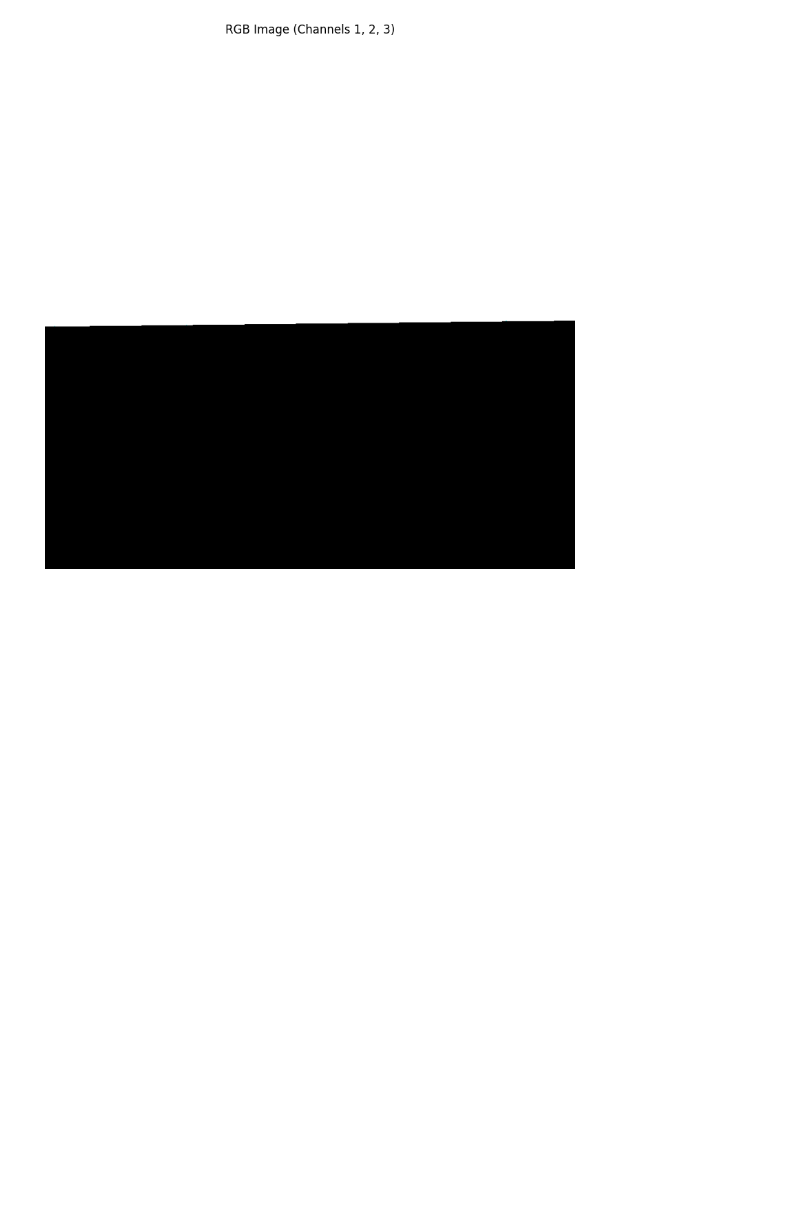
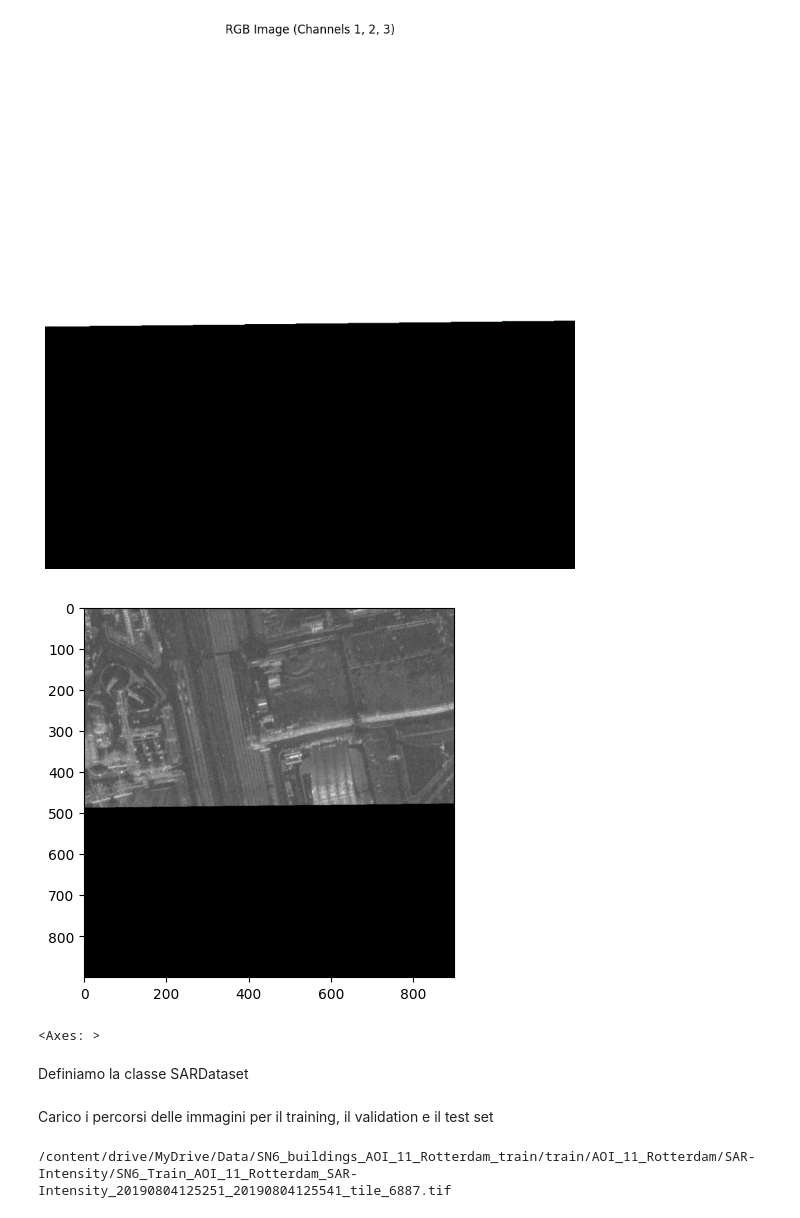
Before and after one commit to ccsed/ProgettoLabAI, a Jupyter notebook: File1.ipynb, the cells around one changed output. Cells and saved outputs as stored; diff of their text form; code cells hidden in the pictures; blank space fills up the shorter version.

```diff
--- a/File1.ipynb
+++ b/File1.ipynb
@@ -101,3 +104,39 @@ Image shape: (4, 900, 900)
 [figure]
 WARNING:matplotlib.image:Clipping input data to the valid range for imshow with RGB data ([0..1] for floats or [0..255] for integers).
 [figure]
+# %%
+def normalize(image):
+    """
+    Normalizza l'immagine in modo che i valori dei pixel siano compresi tra 0 e 1.
+    """
+    image = image.astype(np.float32)
+    image /= image.max()
+    return image
+
+def median_filter(image, kernel_size=3):
+    """
+    Applica un filtro mediano all'immagine per ridurre il rumore.
+    """
+    from scipy.ndimage import median_filter
+    image_filtered = median_filter(image, size=kernel_size)
+    return image_filtered
+
+# Carica un'immagine SAR con Rasterio
+with rasterio.open(image_path) as src:
+    sar_image = src.read()  # Carica l'immagine
+    sar_image = np.moveaxis(sar_image, 0, -1)  # Reordina gli assi per PIL-style (H, W, C)
+
+# Esempio di utilizzo delle funzioni di preprocessing
+sar_image_normalized = normalize(sar_image)
+sar_image_filtered = median_filter(sar_image_normalized, kernel_size=3)
+
+# Visualizza l'immagine preprocessata
+sar_image_grayscale = np.mean(sar_image_filtered, axis=-1)
+
+# Visualizza l'immagine preprocessata in scala di grigi
+show(sar_image_grayscale, cmap='gray')
+# %% [output]
+[figure, added]
+<Axes: >
+# %% [markdown]
+Definiamo la classe SARDataset
@@ -103,0 +165,20 @@ WARNING:matplotlib.image:Clipping input data to the valid range for imshow with
+# %% [markdown]
+Carico i percorsi delle immagini per il training, il validation e il test set
+# %%
+with open(train_path, 'r') as f:
+    train_data = [line.split() for line in f.read().splitlines()]
+
+train_image_paths = [line[0] for line in train_data]
+print(train_image_paths[0])
+
+with open(val_path, 'r') as f:
+    val_data = [line.split() for line in f.read().splitlines()]
+
+val_image_paths = [line[0] for line in val_data]
+
+with open(test_path, 'r') as f:
+    test_data = [line.split() for line in f.read().splitlines()]
+
+test_image_paths = [line[0] for line in test_data]
+# %% [output]
+/content/drive/MyDrive/Data/SN6_buildings_AOI_11_Rotterdam_train/train/AOI_11_Rotterdam/SAR-Intensity/SN6_Train_AOI_11_Rotterdam_SAR-Intensity_20190804125251_20190804125541_tile_6887.tif
```
Also changed, not shown: parts of 13 cells of this notebook.
